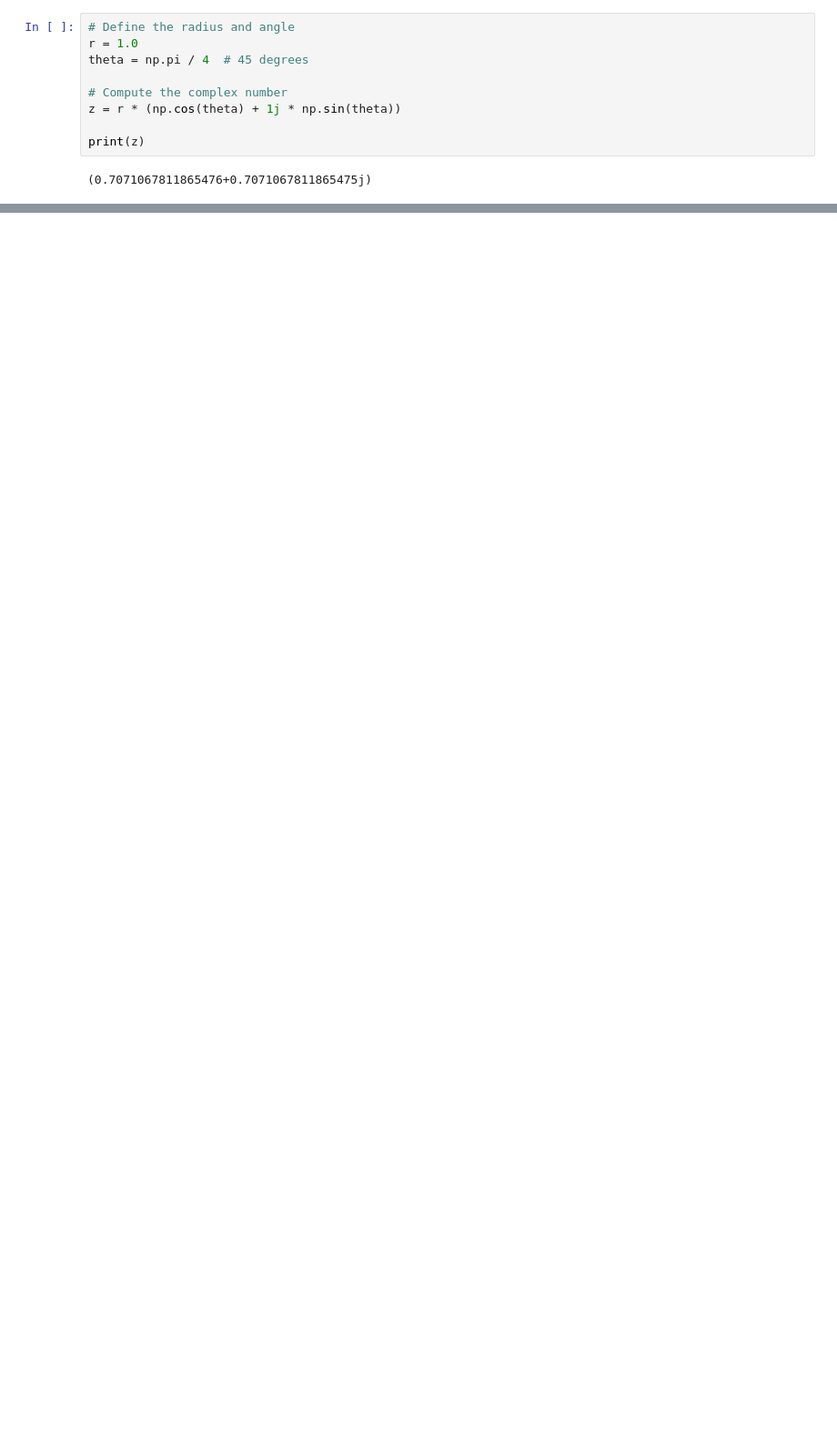
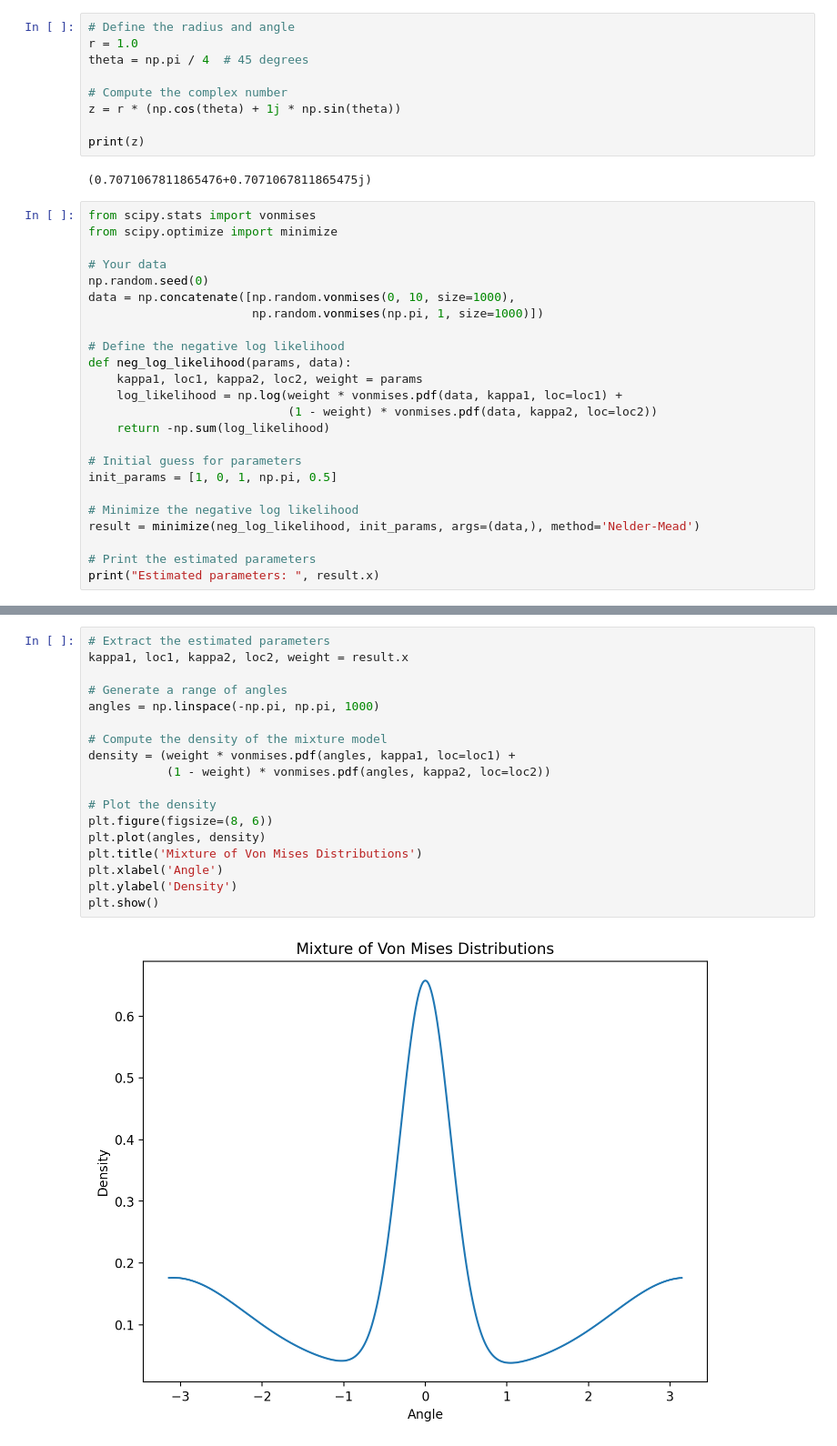
Before and after one commit to AurelienNioche/MAppAnalysis, a Jupyter notebook: notebooks/generics/trials.ipynb, the cells around one changed output, grey strips where cells are left out. Shown at 91% size. Saved outputs shown, nothing was run; the diff lists cells and outputs as text; blank space fills up the shorter version.

```diff
--- a/notebooks/generics/trials.ipynb
+++ b/notebooks/generics/trials.ipynb
@@ -210,3 +211,27 @@ z = r * (np.cos(theta) + 1j * np.sin(theta))
 print(z)
 # %% [output]
 (0.7071067811865476+0.7071067811865475j)
+# %%
+from scipy.stats import vonmises
+from scipy.optimize import minimize
+
+# Your data
+np.random.seed(0)
+data = np.concatenate([np.random.vonmises(0, 10, size=1000),
+                       np.random.vonmises(np.pi, 1, size=1000)])
+
+# Define the negative log likelihood
+def neg_log_likelihood(params, data):
+    kappa1, loc1, kappa2, loc2, weight = params
+    log_likelihood = np.log(weight * vonmises.pdf(data, kappa1, loc=loc1) +
+                            (1 - weight) * vonmises.pdf(data, kappa2, loc=loc2))
+    return -np.sum(log_likelihood)
+
+# Initial guess for parameters
+init_params = [1, 0, 1, np.pi, 0.5]
+
+# Minimize the negative log likelihood
+result = minimize(neg_log_likelihood, init_params, args=(data,), method='Nelder-Mead')
+
+# Print the estimated parameters
+print("Estimated parameters: ", result.x)
@@ -212,0 +241,20 @@ print(z)
+# %%
+# Extract the estimated parameters
+kappa1, loc1, kappa2, loc2, weight = result.x
+
+# Generate a range of angles
+angles = np.linspace(-np.pi, np.pi, 1000)
+
+# Compute the density of the mixture model
+density = (weight * vonmises.pdf(angles, kappa1, loc=loc1) +
+           (1 - weight) * vonmises.pdf(angles, kappa2, loc=loc2))
+
+# Plot the density
+plt.figure(figsize=(8, 6))
+plt.plot(angles, density)
+plt.title('Mixture of Von Mises Distributions')
+plt.xlabel('Angle')
+plt.ylabel('Density')
+plt.show()
+# %% [output]
+[figure, added]
```
Also changed, not shown: parts of 4 cells of this notebook, 3 other files.
